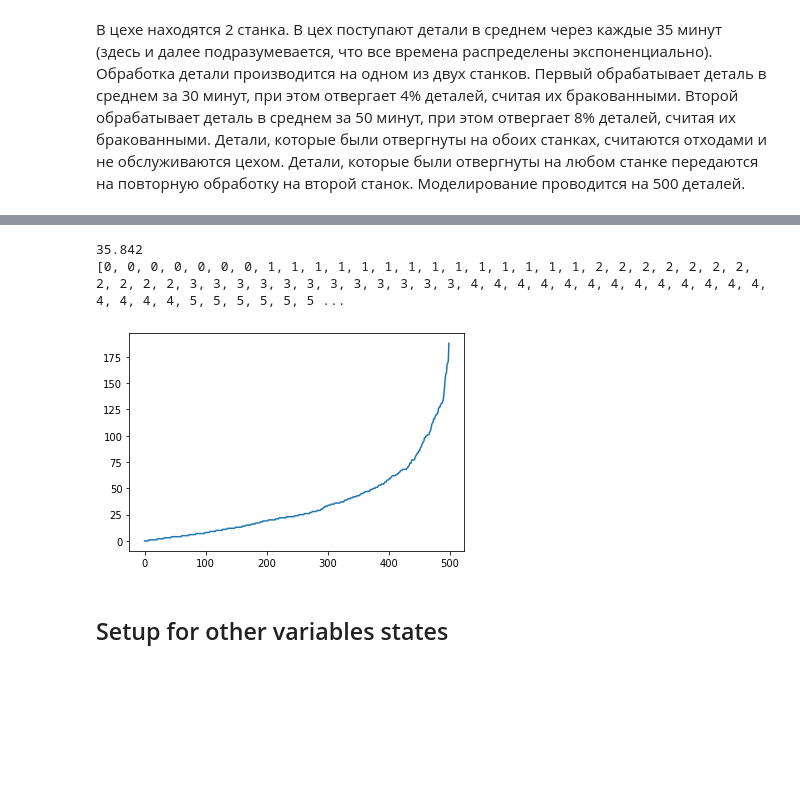
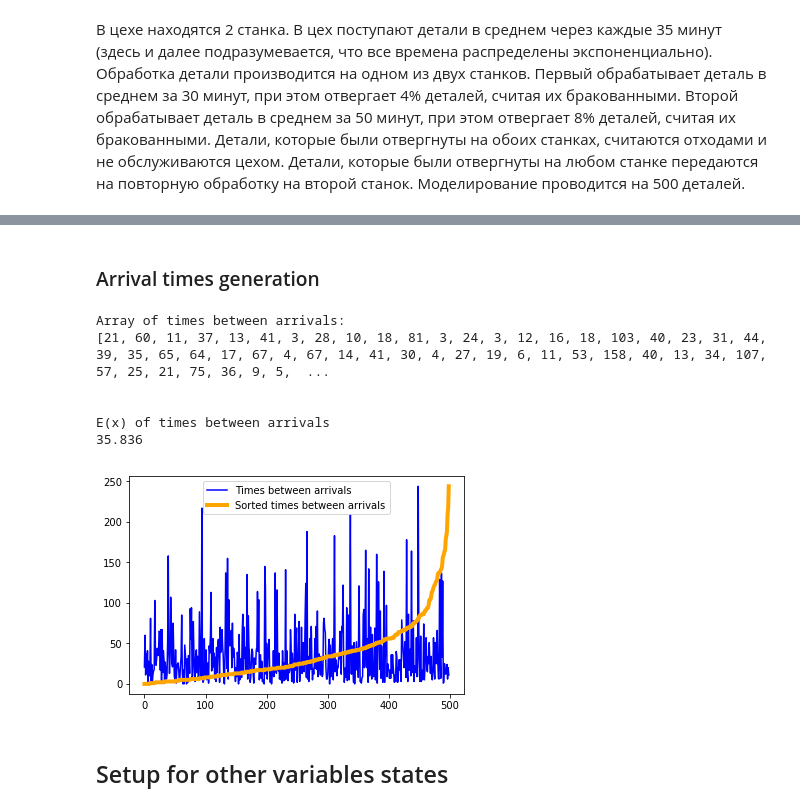
Before and after one commit to DeagleGross/Queueing-Theory-Simulation, a Jupyter notebook: Simulation.ipynb, the cells around one changed output, grey strips where cells are left out. Cells and saved outputs as stored; diff of their text form; code cells hidden in the pictures; blank space fills up the shorter version.

```diff
--- a/Simulation.ipynb
+++ b/Simulation.ipynb
@@ -33,28 +49,67 @@ second_machine_time = 0
 customers_time = [] # arrive times distributed exponentially will be stored here
 customers_status = [] # str variable for each
+# %% [markdown]
+### Arrival times generation
 # %%
-def get_random_exp_value():
+def get_random_arrival_time():
     return round(random.expovariate(1.0/arrival_rate))
 # %%
 def get_service_time_value(service_rate):
     return round(random.expovariate(1.0 / service_rate))
-# %%
-customers_time = []
-
-for i in x:
-    customers_time.append(get_random_exp_value())
-
-customers_time.sort()
-plt.plot(x, customers_time)
-
-print(sum(customers_time)/n)
-print(customers_time)
-
-# Допустим все окей. График выглядит правдоподобно для экспоненциального распределения (?)
-# %% [output]
-35.842
-[0, 0, 0, 0, 0, 0, 0, 1, 1, 1, 1, 1, 1, 1, 1, 1, 1, 1, 1, 1, 1, 2, 2, 2, 2, 2, 2, 2, 2, 2, 2, 2, 3, 3, 3, 3, 3, 3, 3, 3, 3, 3, 3, 3, 4, 4, 4, 4, 4, 4, 4, 4, 4, 4, 4, 4, 4, 4, 4, 4, 4, 5, 5, 5, 5, 5, 5 ...
-[figure, removed]
+# %%
+customers_time = []
+
+def through_time_generation():
+    curr_time = 0
+    waiting_time = 0
+
+    for i in x:
+        waiting_time = get_random_arrival_time()
+        customers_time.append(curr_time + waiting_time)
+        curr_time += waiting_time
+
+## this works incorrectly
+## because sometimes time is going in other direction
+def through_const_generation():
+    value = 0
+
+    for i in x:
+        value = get_random_arrival_time()
+        customers_time.append(i * arrival_rate + value)
+
+## HERE I'M CALLING FUNCTION
+## THAT IS WORKING IN THIS WAY:
+## every iteration generating exp-distributed value with rate=35 (lambda = 1/rate)
+## and curr_time_{i} has sum of all generated waiting_times (on previous row) till i-th iteration
+
+through_time_generation()
+#through_const_generation()
+
+between_arrival_times = []
+for i in range(1, n):
+    between_arrival_times.append(customers_time[i] - customers_time[i-1])
+
+print('Array of times between arrivals:')
+print(between_arrival_times)
+print('\n\nE(x) of times between arrivals')
+print(sum(between_arrival_times)/n)
+
+fig, ax = plt.subplots()
+ax.plot(range(n - 1), between_arrival_times, label = 'Times between arrivals', color='blue')
+
+sorted_between_arrival_times = sorted(between_arrival_times)
+
+ax.plot(range(n - 1), sorted_between_arrival_times, label = 'Sorted times between arrivals', linewidth= 4, color='orange')
+ax.legend()
+plt.show()
+# %% [output]
+Array of times between arrivals:
+[21, 60, 11, 37, 13, 41, 3, 28, 10, 18, 81, 3, 24, 3, 12, 16, 18, 103, 40, 23, 31, 44, 39, 35, 65, 64, 17, 67, 4, 67, 14, 41, 30, 4, 27, 19, 6, 11, 53, 158, 40, 13, 34, 107, 57, 25, 21, 75, 36, 9, 5,  ...
+
+
+E(x) of times between arrivals
+35.836
+[figure, added]
 # %% [markdown]
 ## Setup for other variables states
 # %%
```
Also changed, not shown: parts of 15 cells of this notebook.
